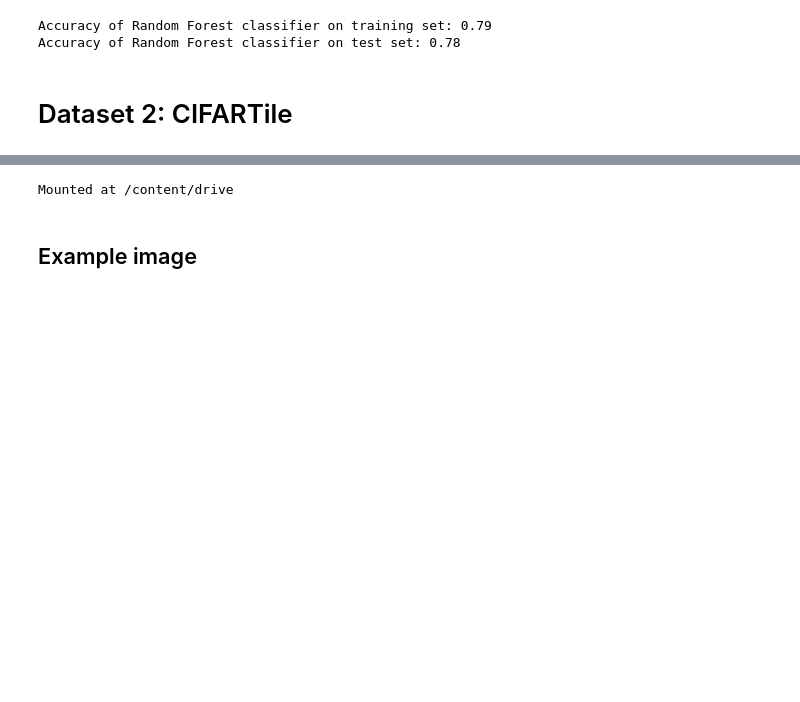
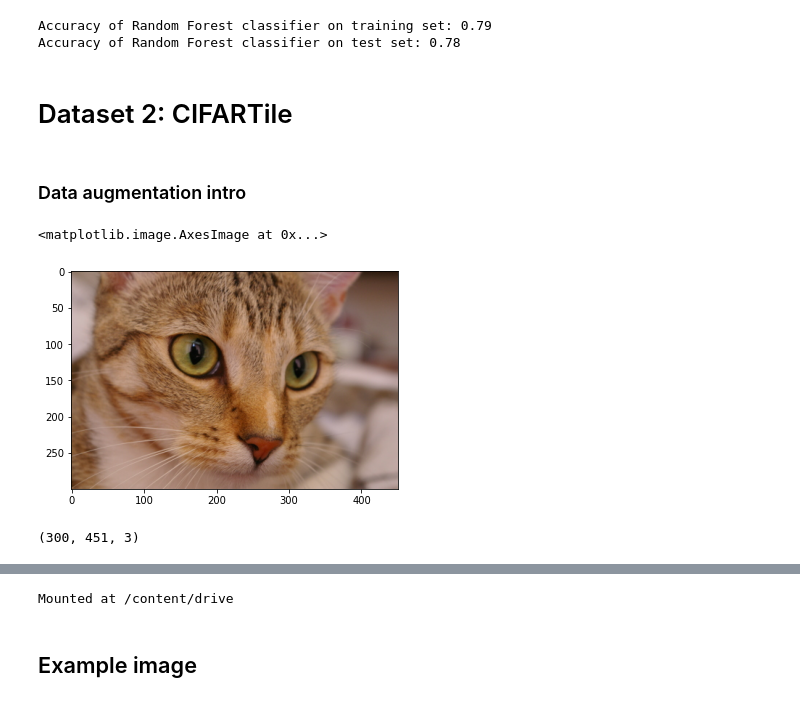
Before and after one commit to AshwinUniyal/ML_Project, a Jupyter notebook: ML_Coursework.ipynb, the cells around one changed output, grey strips where cells are left out. Drawn from its saved outputs; the diff is of its cells as text; code cells hidden in the pictures; blank space fills up the shorter version.

```diff
--- a/ML_Coursework.ipynb
+++ b/ML_Coursework.ipynb
@@ -430,3 +430,14 @@ Accuracy of Random Forest classifier on training set: 0.79
 Accuracy of Random Forest classifier on test set: 0.78
 # %% [markdown]
  # Dataset 2: CIFARTile
+# %% [markdown]
+### Data augmentation intro
+# %%
+from skimage import data
+
+im = data.chelsea()
+
+plt.imshow(im)
+# %% [output]
+<matplotlib.image.AxesImage at 0x...>
+[figure, added]
@@ -432,0 +454,8 @@ Accuracy of Random Forest classifier on test set: 0.78
+# %%
+im.shape
+
+x = x.reshape((1,) + (x.shape[2],) +(x.shape[0],) +(x.shape[1],) )
+x.shape
+x = x.reshape((1,) + (x.shape[2],) x = x.reshape((1,) + (x.shape[2],)
+# %% [output]
+(300, 451, 3)
```
Also changed, not shown: parts of 3 cells of this notebook.
